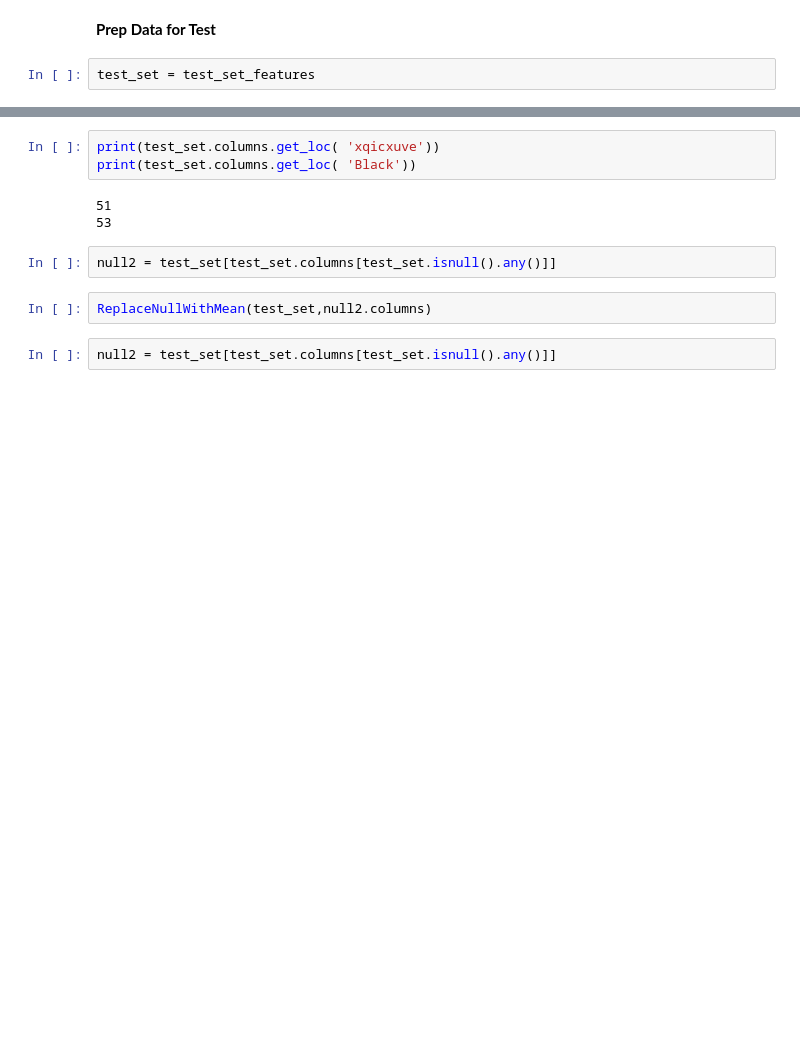
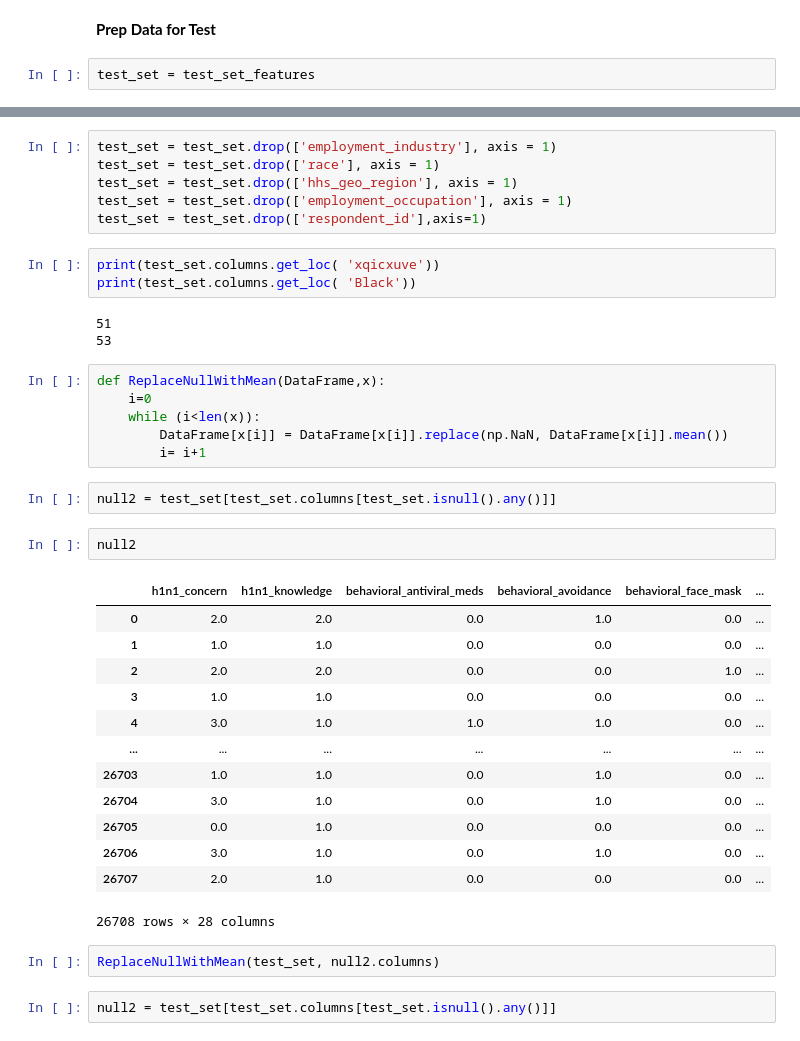
Before and after one commit to isabellasonoma/DS-Projects, a Jupyter notebook: Flu Predictor.ipynb, the cells around one changed output, grey strips where cells are left out. Cells and saved outputs as stored; diff of their text form; blank space fills up the shorter version.

```diff
--- a/Flu Predictor.ipynb
+++ b/Flu Predictor.ipynb
@@ -298,13 +345,41 @@ test_set = test_set.drop(['health_insurance'], axis=1)
+# %%
+test_set = test_set.drop(['employment_industry'], axis = 1)
+test_set = test_set.drop(['race'], axis = 1)
+test_set = test_set.drop(['hhs_geo_region'], axis = 1)
+test_set = test_set.drop(['employment_occupation'], axis = 1)
+test_set = test_set.drop(['respondent_id'],axis=1)
 # %%
 print(test_set.columns.get_loc( 'xqicxuve'))
 print(test_set.columns.get_loc( 'Black'))
 # %% [output]
 51
 53
+# %%
+def ReplaceNullWithMean(DataFrame,x):
+    i=0
+    while (i<len(x)):
+        DataFrame[x[i]] = DataFrame[x[i]].replace(np.NaN, DataFrame[x[i]].mean())
+        i= i+1
 # %%
 null2 = test_set[test_set.columns[test_set.isnull().any()]]
+# %%
+null2
+# %% [output]
+|  | h1n1_concern | h1n1_knowledge | behavioral_antiviral_meds | behavioral_avoidance | behavioral_face_mask | ... |
+| 0 | 2.0 | 2.0 | 0.0 | 1.0 | 0.0 | ... |
+| 1 | 1.0 | 1.0 | 0.0 | 0.0 | 0.0 | ... |
+| 2 | 2.0 | 2.0 | 0.0 | 0.0 | 1.0 | ... |
+| 3 | 1.0 | 1.0 | 0.0 | 0.0 | 0.0 | ... |
+| 4 | 3.0 | 1.0 | 1.0 | 1.0 | 0.0 | ... |
+| ... | ... | ... | ... | ... | ... | ... |
+| 26703 | 1.0 | 1.0 | 0.0 | 1.0 | 0.0 | ... |
+| 26704 | 3.0 | 1.0 | 0.0 | 1.0 | 0.0 | ... |
+| 26705 | 0.0 | 1.0 | 0.0 | 0.0 | 0.0 | ... |
+| 26706 | 3.0 | 1.0 | 0.0 | 1.0 | 0.0 | ... |
+| 26707 | 2.0 | 1.0 | 0.0 | 0.0 | 0.0 | ... |
+26708 rows × 28 columns
 # %%
-ReplaceNullWithMean(test_set,null2.columns)
+ReplaceNullWithMean(test_set, null2.columns)
 # %%
 null2 = test_set[test_set.columns[test_set.isnull().any()]]
 # %%
```
Also changed, not shown: parts of 36 cells of this notebook.
